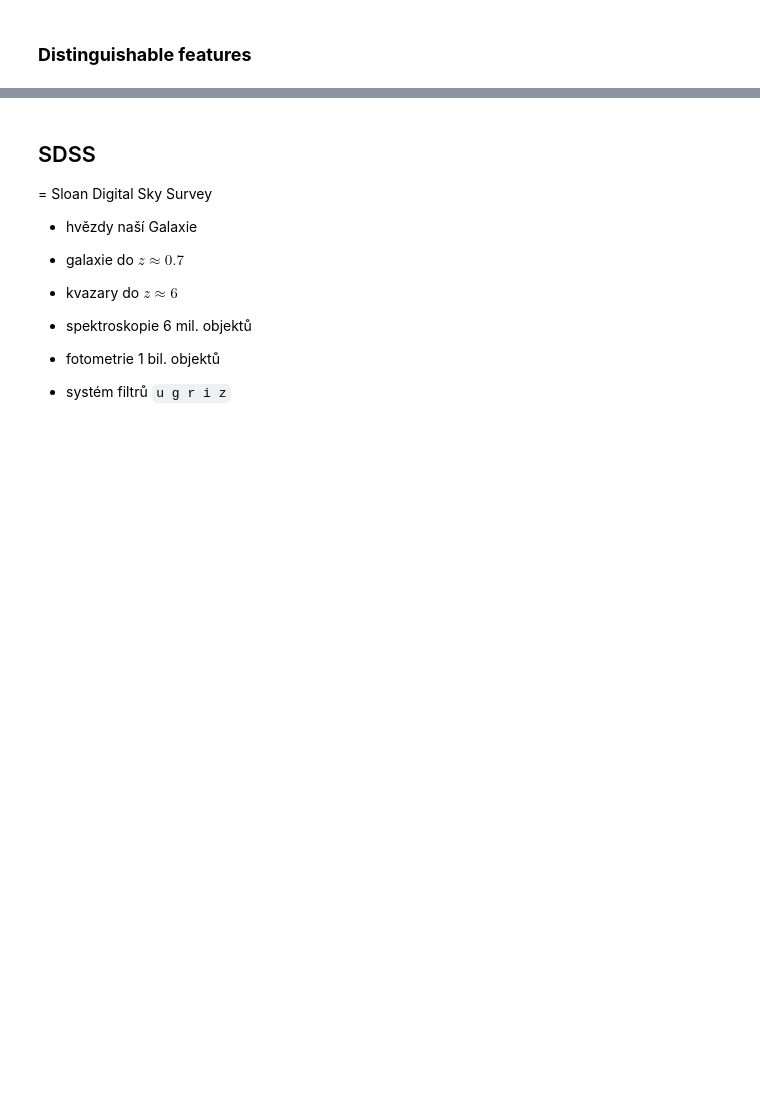
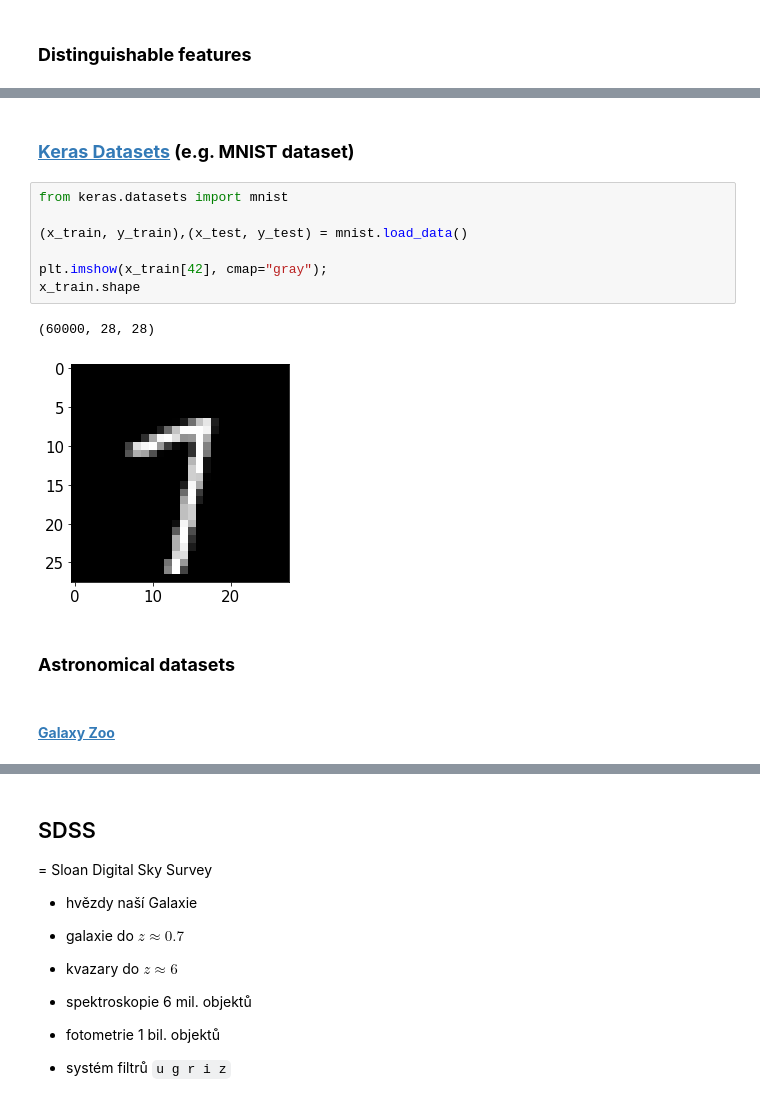
Before and after one commit to tomasplsek/AstroML, a Jupyter notebook: 02_decision_tree.ipynb, the cells around one changed output, grey strips where cells are left out. Saved outputs shown, nothing was run; the diff lists cells and outputs as text; blank space fills up the shorter version.

```diff
--- a/02_decision_tree.ipynb
+++ b/02_decision_tree.ipynb
@@ -74,0 +144,16 @@ plt.scatter(dist2[:, 0], dist2[:, 1], color='green');
+# %% [markdown]
+### **[Keras Datasets](https://keras.io/api/datasets/) (e.g. MNIST dataset)**
+# %%
+from keras.datasets import mnist
+
+(x_train, y_train),(x_test, y_test) = mnist.load_data()
+
+plt.imshow(x_train[42], cmap="gray");
+x_train.shape
+# %% [output]
+(60000, 28, 28)
+[figure, added]
+# %% [markdown]
+### **Astronomical datasets**
+# %% [markdown]
+#### **[Galaxy Zoo](https://www.kaggle.com/competitions/galaxy-zoo-the-galaxy-challenge/data)**
```
Also changed, not shown: parts of 15 cells of this notebook.
